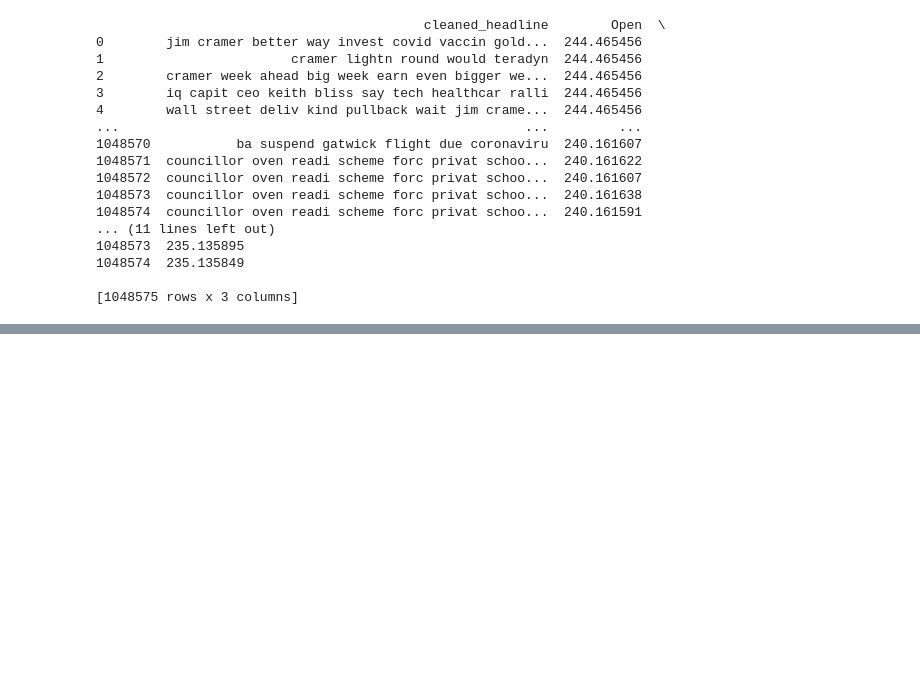
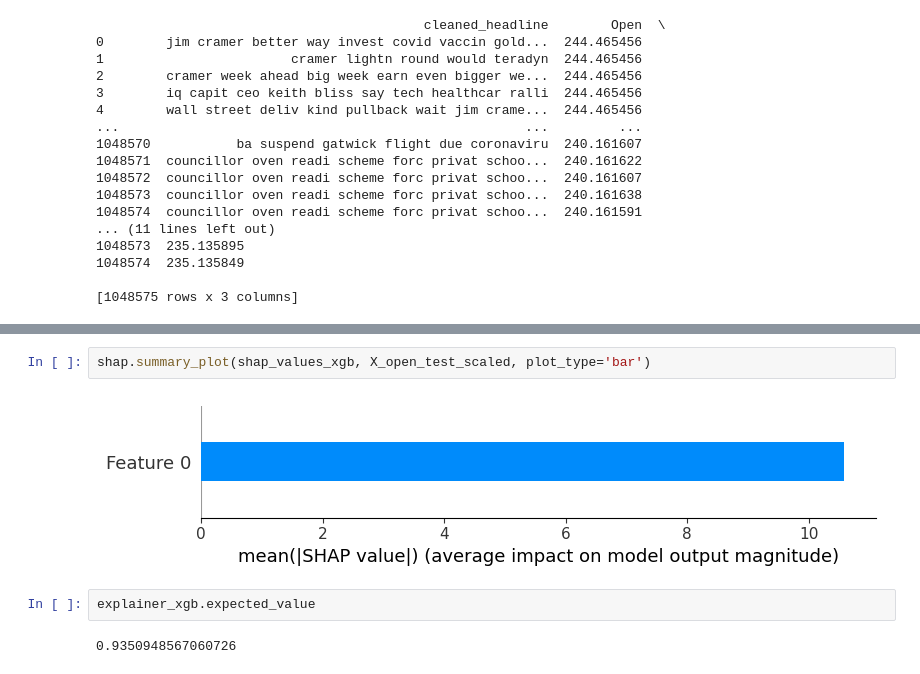
Before and after one commit to hgulati2190/SP500-Predictor-Using-NLP, a Jupyter notebook: 02. Model Selection & Explanation/salma_model_training.ipynb, the cells around one changed output, grey strips where cells are left out. Saved outputs shown, nothing was run; the diff lists cells and outputs as text; blank space fills up the shorter version.

```diff
--- a/02. Model Selection & Explanation/salma_model_training.ipynb
+++ b/02. Model Selection & Explanation/salma_model_training.ipynb
@@ -254,0 +382,8 @@ weighted avg       1.00      1.00      1.00    753532
+# %%
+shap.summary_plot(shap_values_xgb, X_open_test_scaled, plot_type='bar')
+# %% [output]
+[figure, added]
+# %%
+explainer_xgb.expected_value
+# %% [output]
+0.9350948567060726
```
Also changed, not shown: parts of 42 cells of this notebook.
